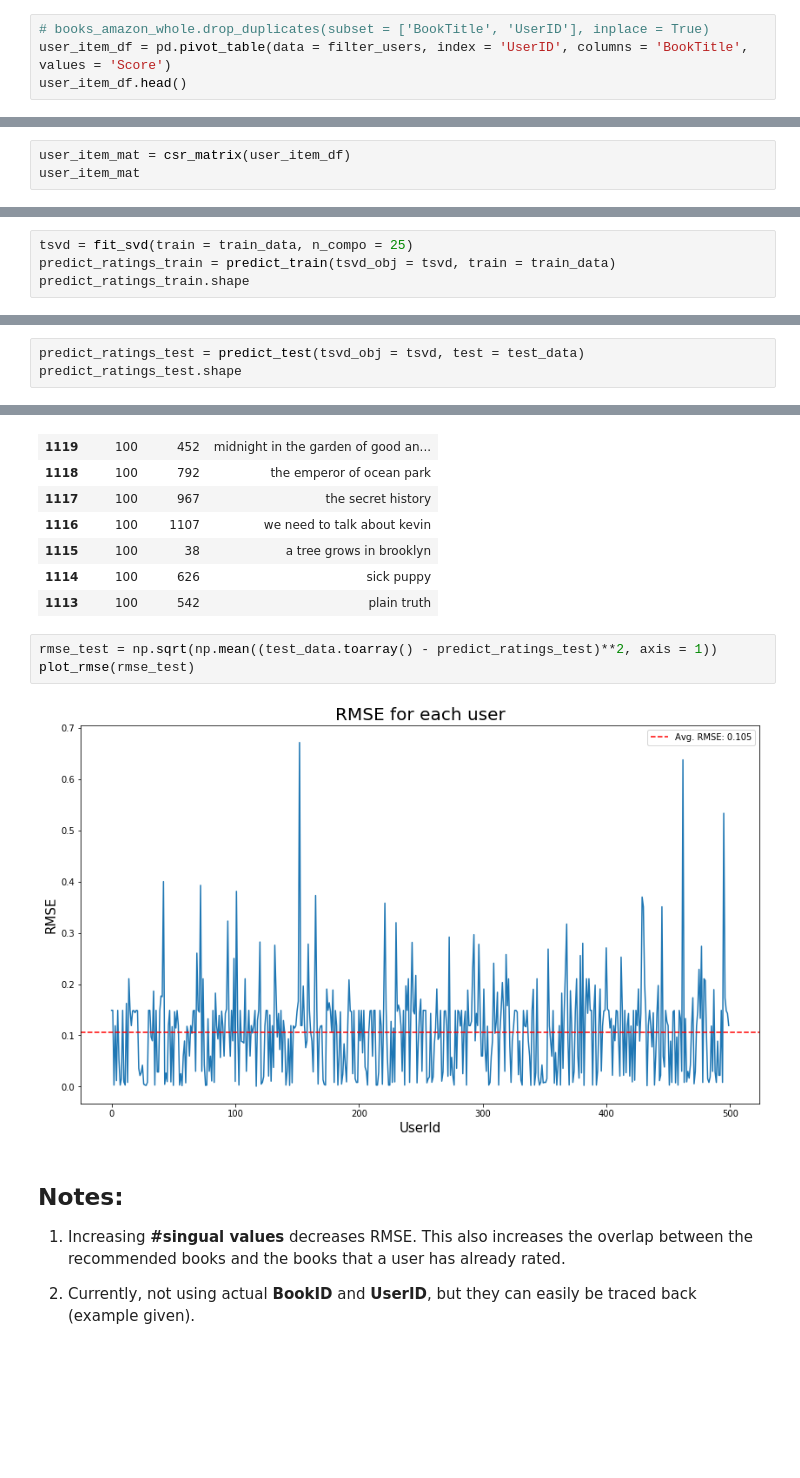
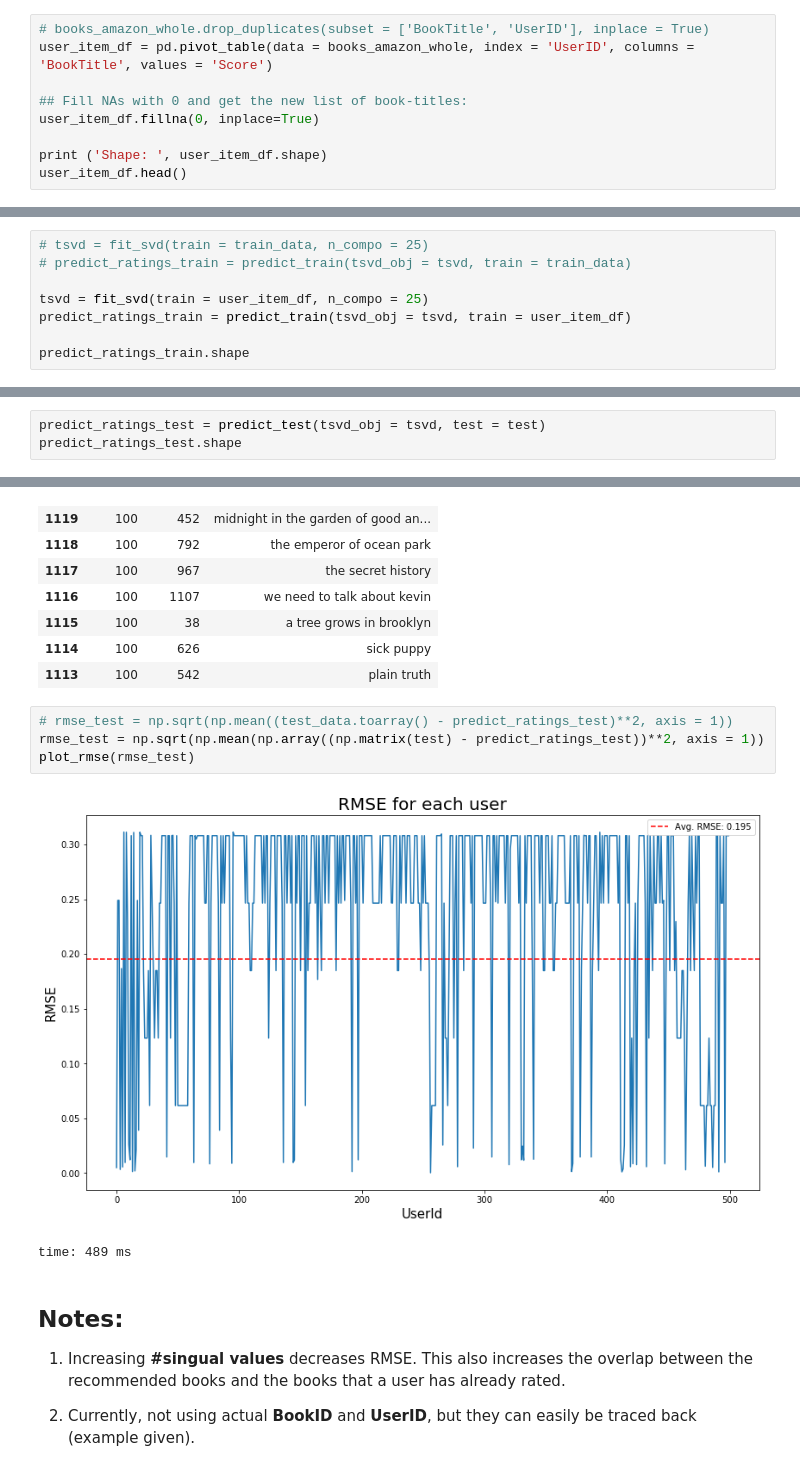
Before and after one commit to Mehul903/Book-Recommender-System, a Jupyter notebook: notebooks/Analysis.ipynb, the cells around one changed output, grey strips where cells are left out. Drawn from its saved outputs; the diff is of its cells as text; blank space fills up the shorter version.

```diff
--- a/notebooks/Analysis.ipynb
+++ b/notebooks/Analysis.ipynb
@@ -189,5 +229,10 @@ filter_users.head()
 # %%
 # books_amazon_whole.drop_duplicates(subset = ['BookTitle', 'UserID'], inplace = True)
-user_item_df = pd.pivot_table(data = filter_users, index = 'UserID', columns = 'BookTitle', values = 'Score')
+user_item_df = pd.pivot_table(data = books_amazon_whole, index = 'UserID', columns = 'BookTitle', values = 'Score')
+
+## Fill NAs with 0 and get the new list of book-titles:
+user_item_df.fillna(0, inplace=True)
+
+print ('Shape: ', user_item_df.shape)
 user_item_df.head()
 # %% [output]
@@ -269,3 +292,0 @@ plt.show()
-# %%
-user_item_mat = csr_matrix(user_item_df)
-user_item_mat
@@ -389,5 +477,9 @@ def predict_test(tsvd_obj, test):
 # %%
-tsvd = fit_svd(train = train_data, n_compo = 25)
-predict_ratings_train = predict_train(tsvd_obj = tsvd, train = train_data)
+# tsvd = fit_svd(train = train_data, n_compo = 25)
+# predict_ratings_train = predict_train(tsvd_obj = tsvd, train = train_data)
+
+tsvd = fit_svd(train = user_item_df, n_compo = 25)
+predict_ratings_train = predict_train(tsvd_obj = tsvd, train = user_item_df)
+
 predict_ratings_train.shape
 # %% [output]
@@ -395,4 +488,4 @@ predict_ratings_train.shape
 # %%
-predict_ratings_test = predict_test(tsvd_obj = tsvd, test = test_data)
+predict_ratings_test = predict_test(tsvd_obj = tsvd, test = test)
 predict_ratings_test.shape
 # %% [output]
@@ -465,10 +564,12 @@ recommended_books
 | 1114 | 100 | 626 | sick puppy |
 | 1113 | 100 | 542 | plain truth |
 # %%
-rmse_test = np.sqrt(np.mean((test_data.toarray() - predict_ratings_test)**2, axis = 1))
+# rmse_test = np.sqrt(np.mean((test_data.toarray() - predict_ratings_test)**2, axis = 1))
+rmse_test = np.sqrt(np.mean(np.array((np.matrix(test) - predict_ratings_test))**2, axis = 1))
 plot_rmse(rmse_test)
 # %% [output]
-[figure, old version]
+[figure, new version]
+time: 489 ms
 # %% [markdown]
 ## Notes:
 
```
Also changed, not shown: parts of 57 cells of this notebook.
